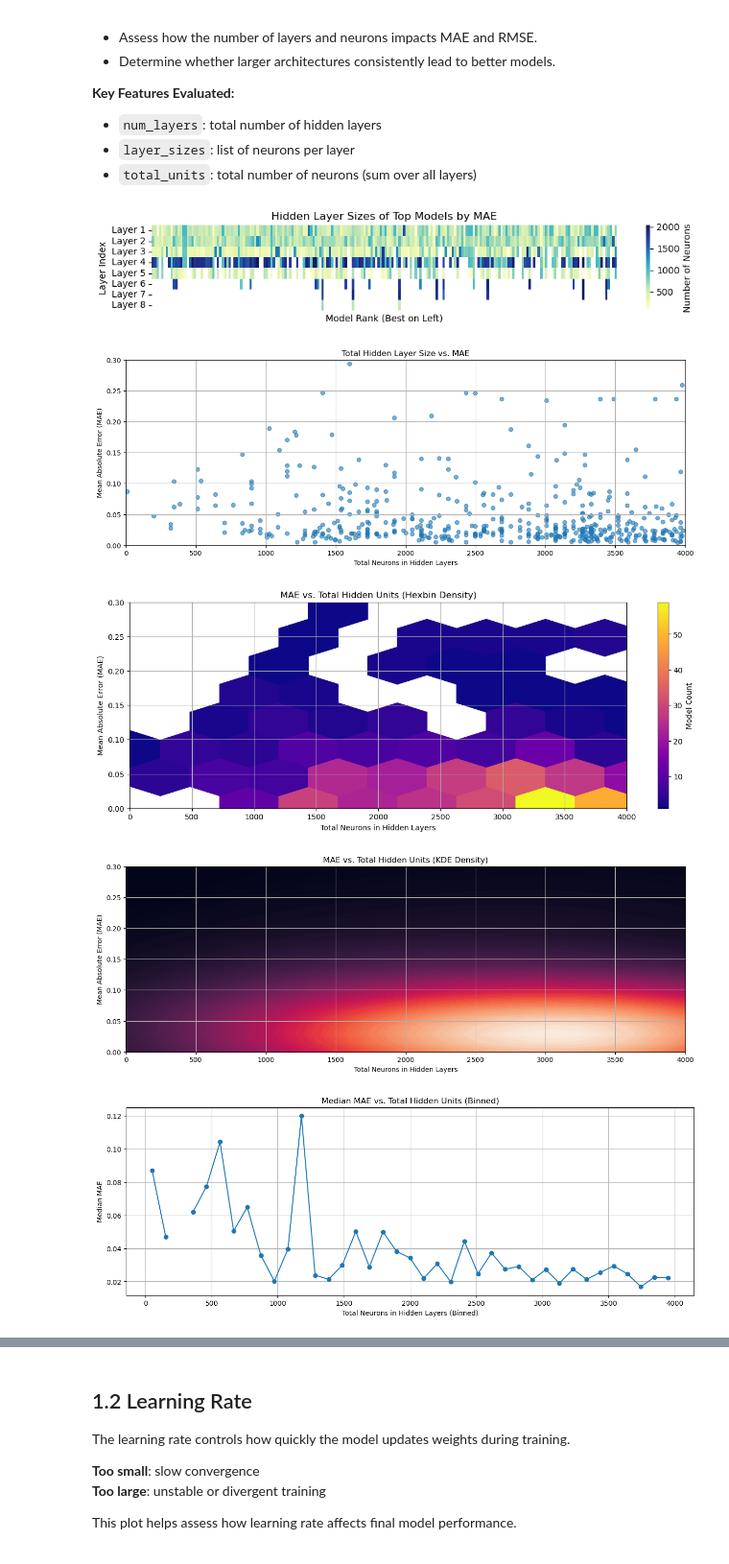
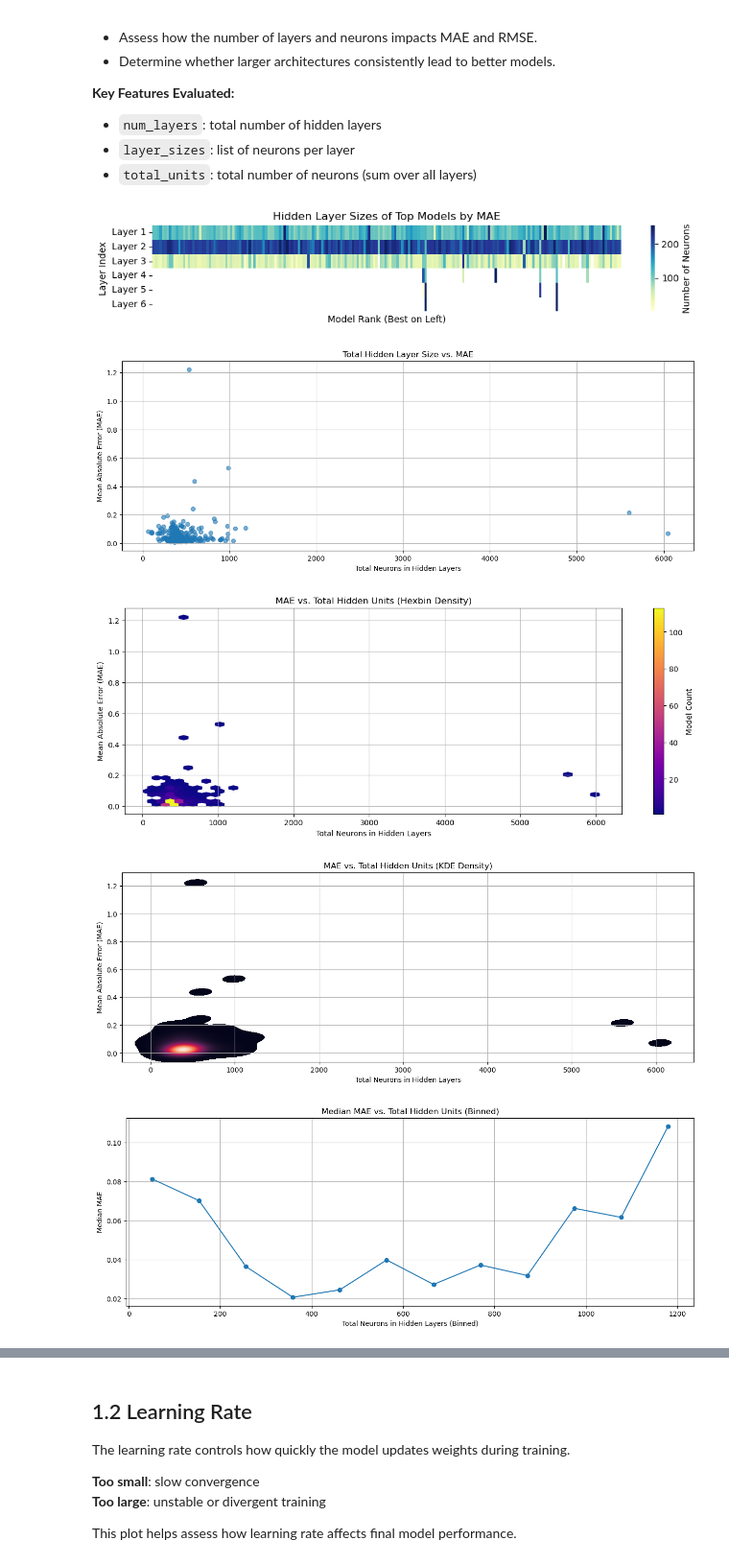
Before and after one commit to eirikur7/AEMWE_SemesterProject, a Jupyter notebook: DNN_eval_report_eval.ipynb, the cells around one changed output, grey strips where cells are left out. Shown at 96% size. Cells and saved outputs as stored; diff of their text form; code cells hidden in the pictures.

```diff
--- a/DNN_eval_report_eval.ipynb
+++ b/DNN_eval_report_eval.ipynb
@@ -14,12 +14,15 @@ from sklearn.preprocessing import MinMaxScaler
 from matplotlib.colors import LogNorm
 from os.path import join
 import ast
+from matplotlib import colormaps
+from matplotlib.colors import Normalize
+
 
 # Load your dataset
 df = pd.read_csv(join("data", "DNN_trained_models_docs.csv"))
 
 # Filter to only include models from a certain data_file
-data_file = "results_3D_GE_Applied_Current_1MKOH_63_02_1MKOH_input_parameters_DOE_maximin_lhs_processed_003.csv"
+data_file = "results_3D_GE_Applied_Current_1MKOH_63_03_1MKOH_input_parameters_DOE_maximin_lhs_success_001.csv"
 df = df[df["data_file"] == data_file]
 
 # Add readable column names
@@ -81,7 +84,7 @@ plt.yticks(rotation=0)
 plt.tight_layout()
 plt.show()
 # %% [output]
-[figure, old version]
+[figure, new version]
 # %%
 # Parse layer sizes into a list and compute total units
 df["layer_sizes_list"] = df["layer_sizes"].apply(ast.literal_eval)
@@ -92,8 +95,8 @@ df["total_units"] = df["layer_sizes_list"].apply(sum)
 # Plot: Total units vs MAE
 plt.figure(figsize=(15, 5))
 plt.scatter(df["total_units"], df["mae"], alpha=0.6)
-plt.ylim(0, 0.3)
-plt.xlim(0, 4000)
+# plt.ylim(0, 0.3)
+# plt.xlim(0, 4000)
 plt.xlabel("Total Neurons in Hidden Layers")
 plt.ylabel("Mean Absolute Error (MAE)")
 plt.title("Total Hidden Layer Size vs. MAE")
@@ -106,8 +109,8 @@ plt.colorbar(hb, label="Model Count")
 plt.xlabel("Total Neurons in Hidden Layers")
 plt.ylabel("Mean Absolute Error (MAE)")
 plt.title("MAE vs. Total Hidden Units (Hexbin Density)")
-plt.ylim(0, 0.3)
-plt.xlim(0, 4000)
+# plt.ylim(0, 0.3)
+# plt.xlim(0, 4000)
 plt.grid(True)
 plt.show()
 
@@ -125,8 +128,8 @@ sns.kdeplot(
 plt.xlabel("Total Neurons in Hidden Layers")
 plt.ylabel("Mean Absolute Error (MAE)")
 plt.title("MAE vs. Total Hidden Units (KDE Density)")
-plt.ylim(0, 0.3)
-plt.xlim(0, 4000)
+# plt.ylim(0, 0.3)
+# plt.xlim(0, 4000)
 plt.grid(True)
 plt.show()
 
@@ -138,34 +141,34 @@ bin_summary["bin_center"] = bin_summary["bin"].apply(lambda b: b.mid)
 
 plt.figure(figsize=(15, 5))
 plt.plot(bin_summary["bin_center"], bin_summary["mae"], marker="o")
 plt.xlabel("Total Neurons in Hidden Layers (Binned)")
 plt.ylabel("Median MAE")
 plt.title("Median MAE vs. Total Hidden Units (Binned)")
 plt.grid(True)
 plt.show()
 
 
 
 
 # Plot: num_layers vs RMSE
 plt.figure(figsize=(8, 5))
 plt.scatter(df["num_layers"], df["rmse"], alpha=0.6)
 plt.xlabel("Number of Layers")
 plt.ylabel("Root Mean Squared Error (RMSE)")
 plt.title("Number of Layers vs. RMSE")
 plt.grid(True)
 plt.show()
 
 # Violin Plot: Number of layers vs rmse
 plt.figure(figsize=(20, 5))
 sns.violinplot(x="num_layers", y="rmse", data=df, inner="quartile")
 plt.xlabel("Number of Layers")
 plt.ylabel("Root Mean Squared Error (RMSE)")
 plt.title("Distribution of RMSE by Number of Layers")
 plt.grid(True)
 plt.show()
 # %% [output]
-[figure, old version]
+[figure, new version]
-[figure, old version]
+[figure, new version]
-[figure, old version]
+[figure, new version]
-[figure, old version]
+[figure, new version]
```
Also changed, not shown: parts of 34 cells of this notebook, 9 other files.
